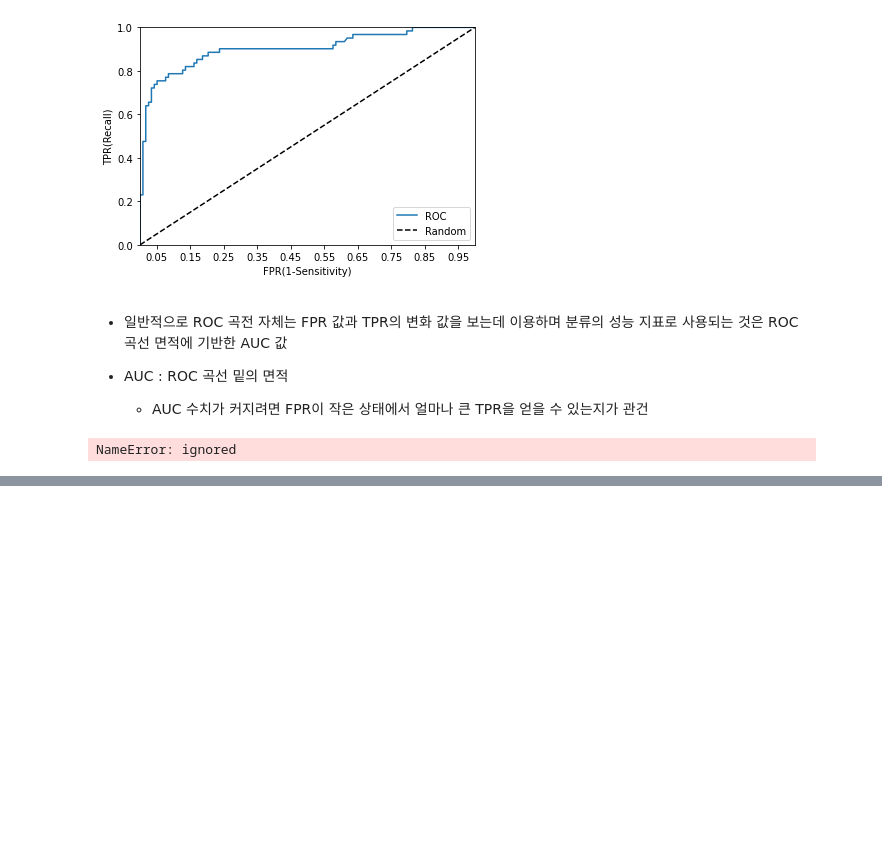
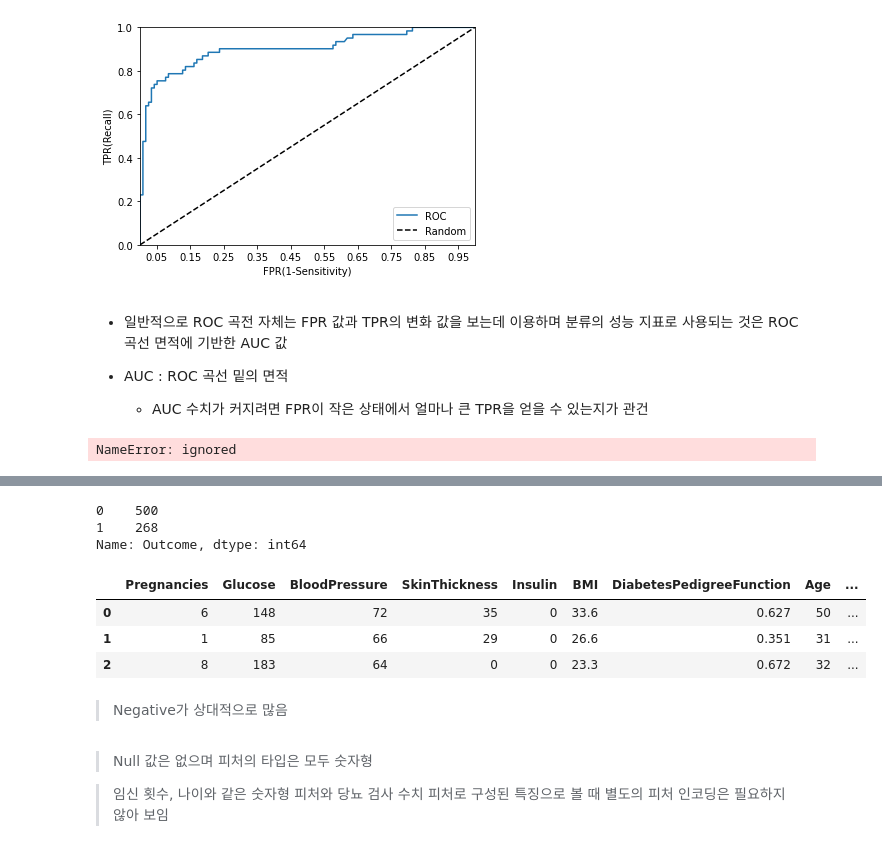
Before and after one commit to seodalzzz/ESAA, a Jupyter notebook: Python_Machine_Learning_CHAP2,CHAP3.ipynb, the cells around one changed output, grey strips where cells are left out. Cells and saved outputs as stored; diff of their text form; code cells hidden in the pictures; blank space fills up the shorter version.

```diff
--- a/Python_Machine_Learning_CHAP2,CHAP3.ipynb
+++ b/Python_Machine_Learning_CHAP2,CHAP3.ipynb
@@ -1904,0 +1918,30 @@ def get_eval(y_test, pred=None, pred_proba=None):
+# %%
+import numpy as np
+import pandas as pd
+import matplotlib.pyplot as plt
+%matplotlib inline
+
+from sklearn.model_selection import train_test_split
+from sklearn.metrics import accuracy_score, precision_score,recall_score,roc_auc_score
+from sklearn.metrics import f1_score, confusion_matrix, precision_recall_curve, roc_curve
+from sklearn.preprocessing import StandardScaler
+
+from sklearn.linear_model import LogisticRegression
+
+diabetes_data=pd.read_csv('diabetes.csv')
+print(diabetes_data['Outcome'].value_counts())
+diabetes_data.head(3)
+# %% [output]
+0    500
+1    268
+Name: Outcome, dtype: int64
+|  | Pregnancies | Glucose | BloodPressure | SkinThickness | Insulin | BMI | DiabetesPedigreeFunction | Age | ... |
+| 0 | 6 | 148 | 72 | 35 | 0 | 33.6 | 0.627 | 50 | ... |
+| 1 | 1 | 85 | 66 | 29 | 0 | 26.6 | 0.351 | 31 | ... |
+| 2 | 8 | 183 | 64 | 0 | 0 | 23.3 | 0.672 | 32 | ... |
+# %% [markdown]
+> Negative가 상대적으로 많음
+# %% [markdown]
+> Null 값은 없으며 피처의 타입은 모두 숫자형
+
+> 임신 횟수, 나이와 같은 숫자형 피처와 당뇨 검사 수치 피처로 구성된 특징으로 볼 때 별도의 피처 인코딩은 필요하지 않아 보임
```
Also changed, not shown: parts of 19 cells of this notebook.
